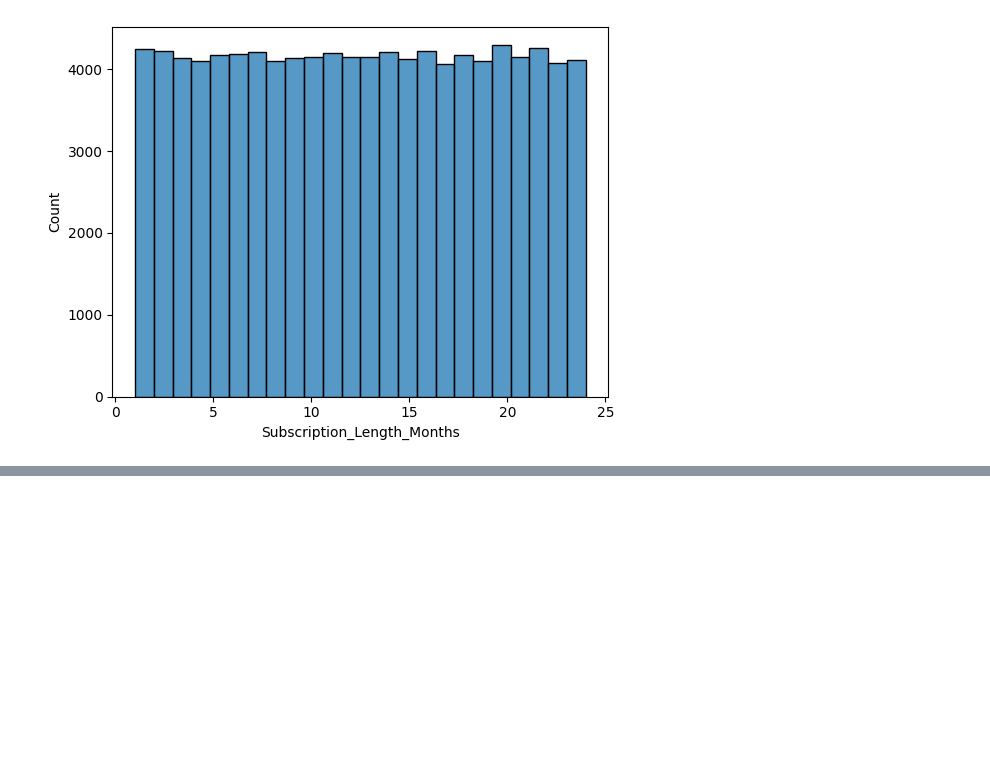
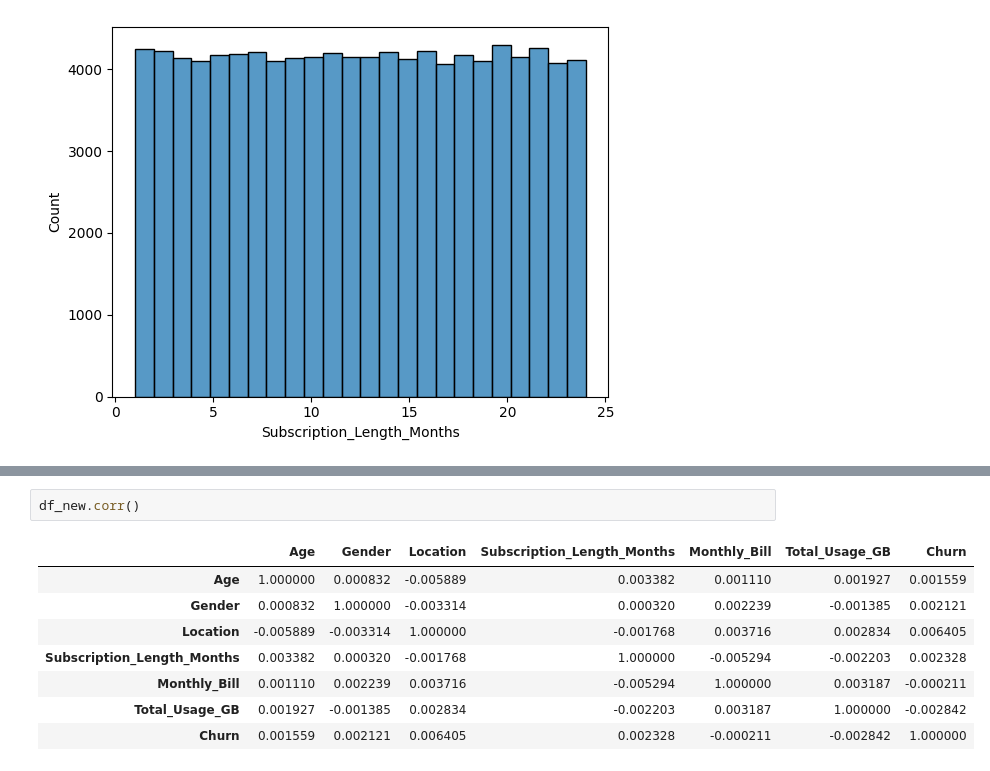
Before and after one commit to KartikeyTheDataWrangler/CustomerChurn, a Jupyter notebook: notebook/testing_eda.ipynb, the cells around one changed output, grey strips where cells are left out. Drawn from its saved outputs; the diff is of its cells as text; blank space fills up the shorter version.

```diff
--- a/notebook/testing_eda.ipynb
+++ b/notebook/testing_eda.ipynb
@@ -74,0 +134,11 @@ Passing `palette` without assigning `hue` is deprecated and will be removed in v
+# %%
+df_new.corr()
+# %% [output]
+|  | Age | Gender | Location | Subscription_Length_Months | Monthly_Bill | Total_Usage_GB | Churn |
+| Age | 1.000000 | 0.000832 | -0.005889 | 0.003382 | 0.001110 | 0.001927 | 0.001559 |
+| Gender | 0.000832 | 1.000000 | -0.003314 | 0.000320 | 0.002239 | -0.001385 | 0.002121 |
+| Location | -0.005889 | -0.003314 | 1.000000 | -0.001768 | 0.003716 | 0.002834 | 0.006405 |
+| Subscription_Length_Months | 0.003382 | 0.000320 | -0.001768 | 1.000000 | -0.005294 | -0.002203 | 0.002328 |
+| Monthly_Bill | 0.001110 | 0.002239 | 0.003716 | -0.005294 | 1.000000 | 0.003187 | -0.000211 |
+| Total_Usage_GB | 0.001927 | -0.001385 | 0.002834 | -0.002203 | 0.003187 | 1.000000 | -0.002842 |
+| Churn | 0.001559 | 0.002121 | 0.006405 | 0.002328 | -0.000211 | -0.002842 | 1.000000 |
```
Also changed, not shown: parts of 23 cells of this notebook, 2 other files.
